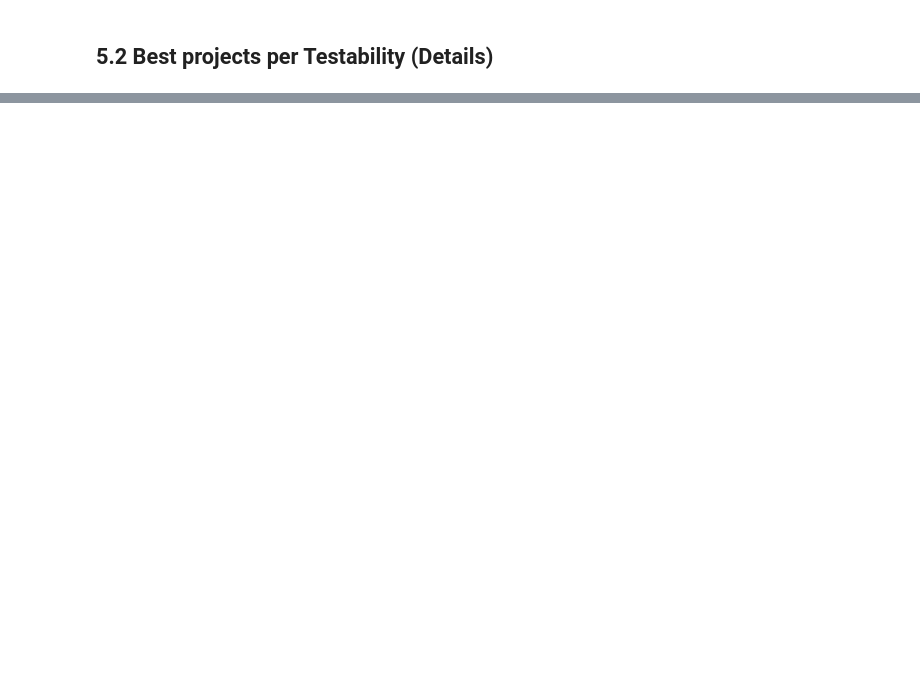
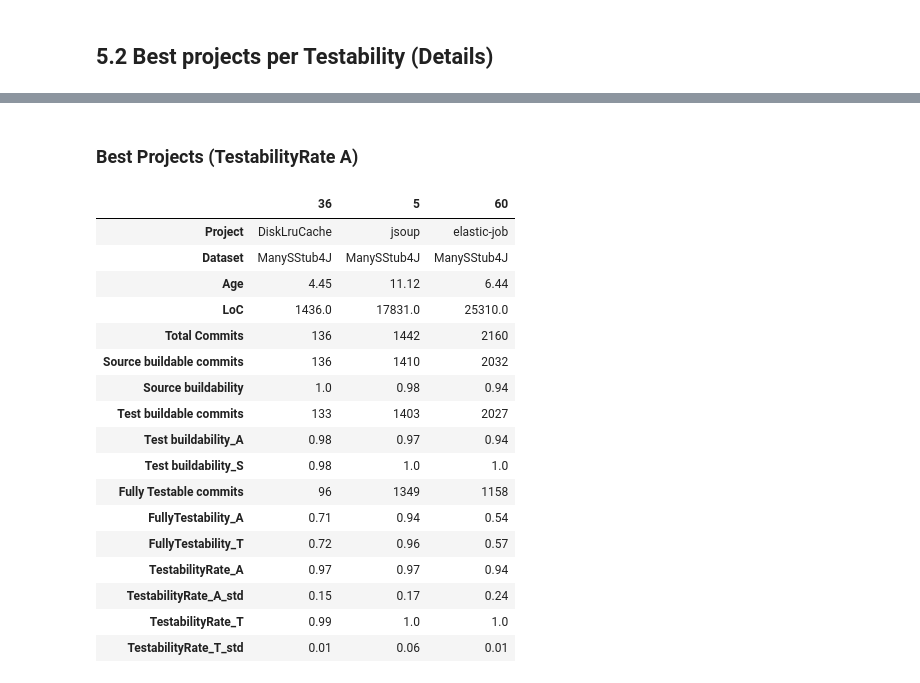
Before and after one commit to codeurjc/TestabilityStudy, a Jupyter notebook: notebooks/ProjectAnalysis/TestAnalysis/04-AnalyzeResults.ipynb, the cells around one changed output, grey strips where cells are left out. Saved outputs shown, nothing was run; the diff lists cells and outputs as text; code cells hidden in the pictures; blank space fills up the shorter version.

```diff
--- a/notebooks/ProjectAnalysis/TestAnalysis/04-AnalyzeResults.ipynb
+++ b/notebooks/ProjectAnalysis/TestAnalysis/04-AnalyzeResults.ipynb
@@ -337,0 +348,23 @@ topProjectsBy(many4j_projects,'FullyTestability_T').head(3).T
+# %% [markdown]
+### Best Projects (TestabilityRate A)
+# %%
+topProjectsBy(many4j_projects,'TestabilityRate_A').head(3).T
+# %% [output]
+|  | 36 | 5 | 60 |
+| Project | DiskLruCache | jsoup | elastic-job |
+| Dataset | ManySStub4J | ManySStub4J | ManySStub4J |
+| Age | 4.45 | 11.12 | 6.44 |
+| LoC | 1436.0 | 17831.0 | 25310.0 |
+| Total Commits | 136 | 1442 | 2160 |
+| Source buildable commits | 136 | 1410 | 2032 |
+| Source buildability | 1.0 | 0.98 | 0.94 |
+| Test buildable commits | 133 | 1403 | 2027 |
+| Test buildability_A | 0.98 | 0.97 | 0.94 |
+| Test buildability_S | 0.98 | 1.0 | 1.0 |
+| Fully Testable commits | 96 | 1349 | 1158 |
+| FullyTestability_A | 0.71 | 0.94 | 0.54 |
+| FullyTestability_T | 0.72 | 0.96 | 0.57 |
+| TestabilityRate_A | 0.97 | 0.97 | 0.94 |
+| TestabilityRate_A_std | 0.15 | 0.17 | 0.24 |
+| TestabilityRate_T | 0.99 | 1.0 | 1.0 |
+| TestabilityRate_T_std | 0.01 | 0.06 | 0.01 |
```
Also changed, not shown: parts of 14 cells of this notebook, 5 other files.
